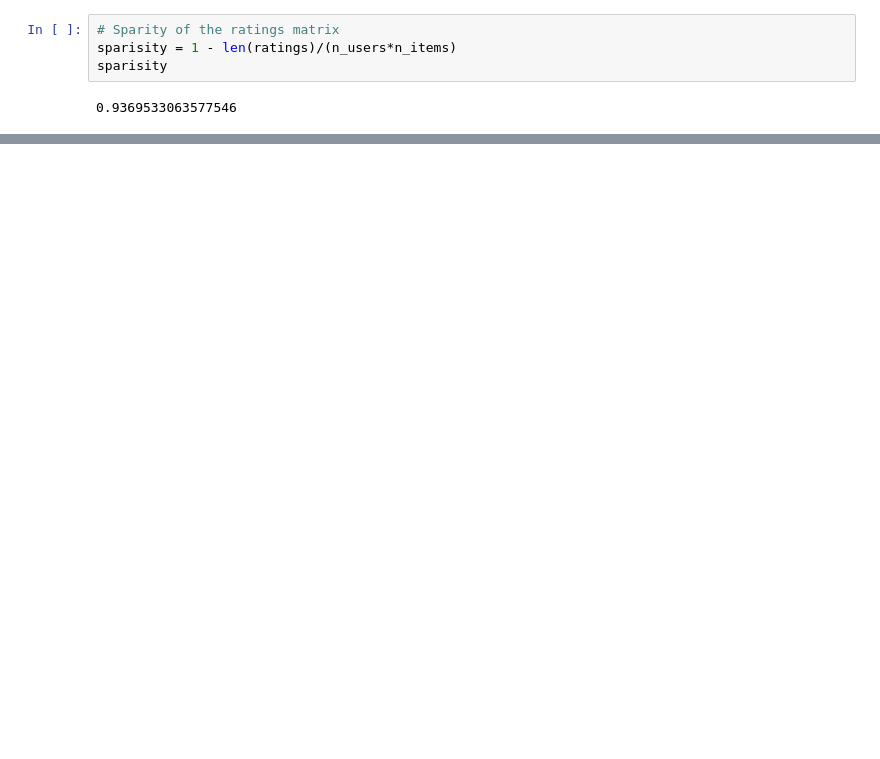
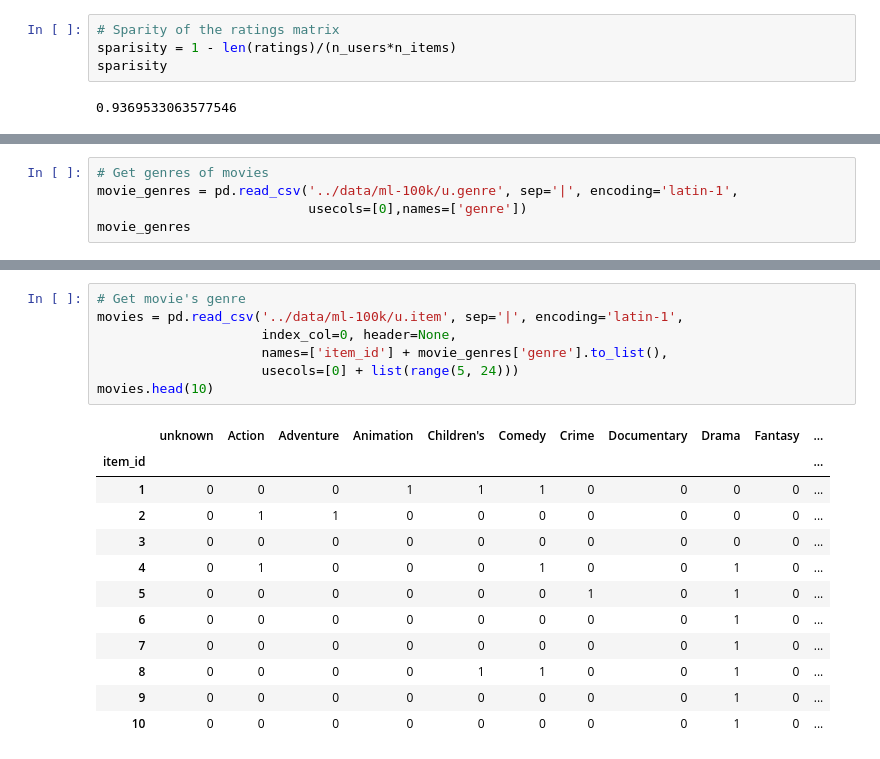
Before and after one commit to tinta2510/Recommendation-System-for-MovieLens, a Jupyter notebook: src/data_exploration.ipynb, the cells around one changed output, grey strips where cells are left out. Drawn from its saved outputs; the diff is of its cells as text; blank space fills up the shorter version.

```diff
--- a/src/data_exploration.ipynb
+++ b/src/data_exploration.ipynb
@@ -73,0 +143,5 @@ sparisity
+# %%
+# Get genres of movies
+movie_genres = pd.read_csv('../data/ml-100k/u.genre', sep='|', encoding='latin-1',
+                           usecols=[0],names=['genre'])
+movie_genres
@@ -73,0 +166,20 @@ sparisity
+# %%
+# Get movie's genre
+movies = pd.read_csv('../data/ml-100k/u.item', sep='|', encoding='latin-1',
+                     index_col=0, header=None,
+                     names=['item_id'] + movie_genres['genre'].to_list(),
+                     usecols=[0] + list(range(5, 24)))
+movies.head(10)
+# %% [output]
+|  | unknown | Action | Adventure | Animation | Children's | Comedy | Crime | Documentary | Drama | Fantasy | ... |
+| item_id |  |  |  |  |  |  |  |  |  |  | ... |
+| 1 | 0 | 0 | 0 | 1 | 1 | 1 | 0 | 0 | 0 | 0 | ... |
+| 2 | 0 | 1 | 1 | 0 | 0 | 0 | 0 | 0 | 0 | 0 | ... |
+| 3 | 0 | 0 | 0 | 0 | 0 | 0 | 0 | 0 | 0 | 0 | ... |
+| 4 | 0 | 1 | 0 | 0 | 0 | 1 | 0 | 0 | 1 | 0 | ... |
+| 5 | 0 | 0 | 0 | 0 | 0 | 0 | 1 | 0 | 1 | 0 | ... |
+| 6 | 0 | 0 | 0 | 0 | 0 | 0 | 0 | 0 | 1 | 0 | ... |
+| 7 | 0 | 0 | 0 | 0 | 0 | 0 | 0 | 0 | 1 | 0 | ... |
+| 8 | 0 | 0 | 0 | 0 | 1 | 1 | 0 | 0 | 1 | 0 | ... |
+| 9 | 0 | 0 | 0 | 0 | 0 | 0 | 0 | 0 | 1 | 0 | ... |
+| 10 | 0 | 0 | 0 | 0 | 0 | 0 | 0 | 0 | 1 | 0 | ... |
```
Also changed, not shown: parts of 20 cells of this notebook, 5 other files.
